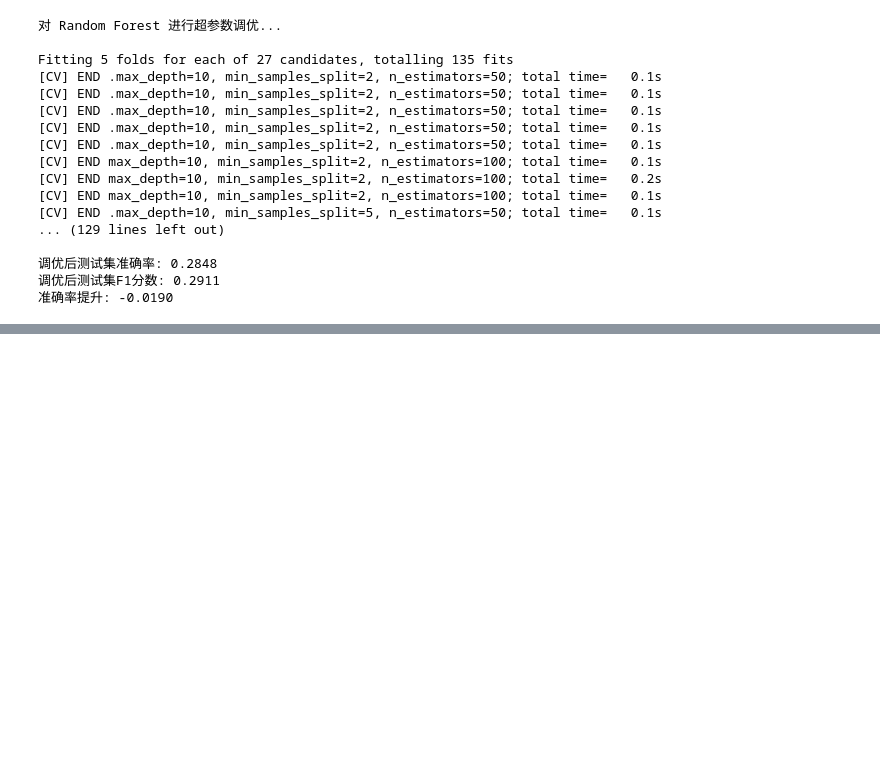
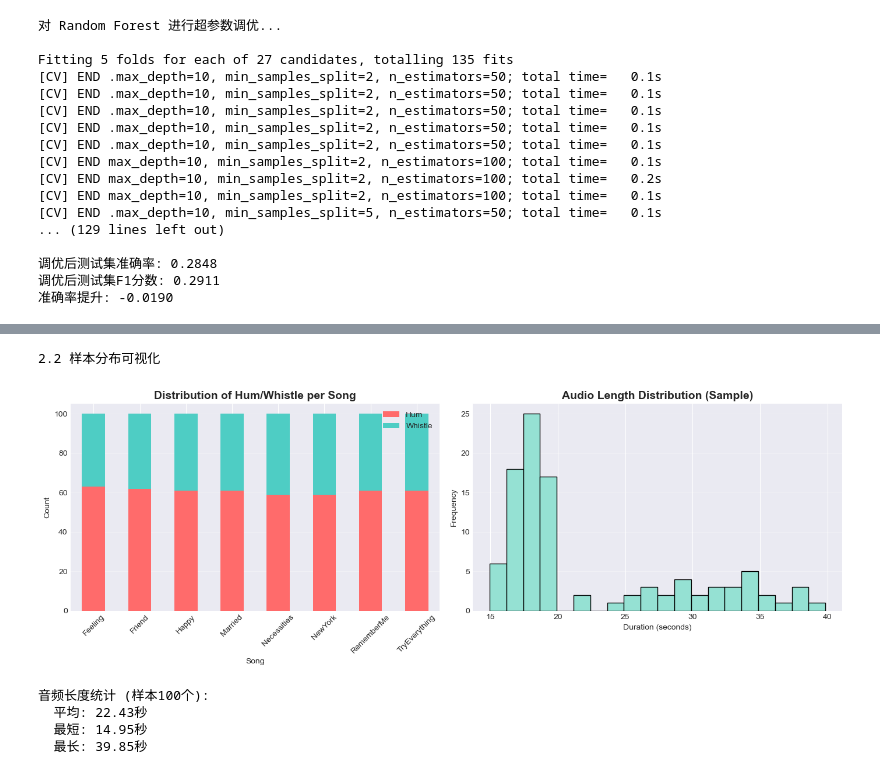
Before and after one commit to snowcatsmoking/ML_Coursework, a Jupyter notebook: exp.ipynb, the cells around one changed output, grey strips where cells are left out. Cells and saved outputs as stored; diff of their text form; code cells hidden in the pictures; blank space fills up the shorter version.

```diff
--- a/exp.ipynb
+++ b/exp.ipynb
@@ -445,0 +508,42 @@ Fitting 5 folds for each of 27 candidates, totalling 135 fits
+# %%
+# ==================== Phase 2.2: 样本分布可视化 ====================
+print("\n2.2 样本分布可视化")
+
+fig, axes = plt.subplots(1, 2, figsize=(14, 5))
+
+# 左图：每首歌的Hum/Whistle分布
+song_type_counts = df.groupby(['song', 'type']).size().unstack(fill_value=0)
+song_type_counts.plot(kind='bar', stacked=True, ax=axes[0], color=['#FF6B6B', '#4ECDC4'])
+axes[0].set_title('Distribution of Hum/Whistle per Song', fontsize=14, fontweight='bold')
+axes[0].set_xlabel('Song')
+axes[0].set_ylabel('Count')
+axes[0].legend(['Hum', 'Whistle'])
+axes[0].grid(axis='y', alpha=0.3)
+axes[0].tick_params(axis='x', rotation=45)
+
+# 右图：音频长度分布
+audio_lengths = []
+for idx, row in df.sample(100, random_state=42).iterrows():  # 随机采样100个
+    x, fs = librosa.load(row['path'], sr=None)
+    audio_lengths.append(len(x) / fs)
+
+axes[1].hist(audio_lengths, bins=20, color='#95E1D3', edgecolor='black')
+axes[1].set_title('Audio Length Distribution (Sample)', fontsize=14, fontweight='bold')
+axes[1].set_xlabel('Duration (seconds)')
+axes[1].set_ylabel('Frequency')
+axes[1].grid(axis='y', alpha=0.3)
+
+plt.tight_layout()
+plt.show()
+
+print(f"音频长度统计 (样本100个):")
+print(f"  平均: {np.mean(audio_lengths):.2f}秒")
+print(f"  最短: {np.min(audio_lengths):.2f}秒")
+print(f"  最长: {np.max(audio_lengths):.2f}秒")
+# %% [output]
+2.2 样本分布可视化
+[figure, added]
+音频长度统计 (样本100个):
+  平均: 22.43秒
+  最短: 14.95秒
+  最长: 39.85秒
```
Also changed, not shown: parts of 9 cells of this notebook.
